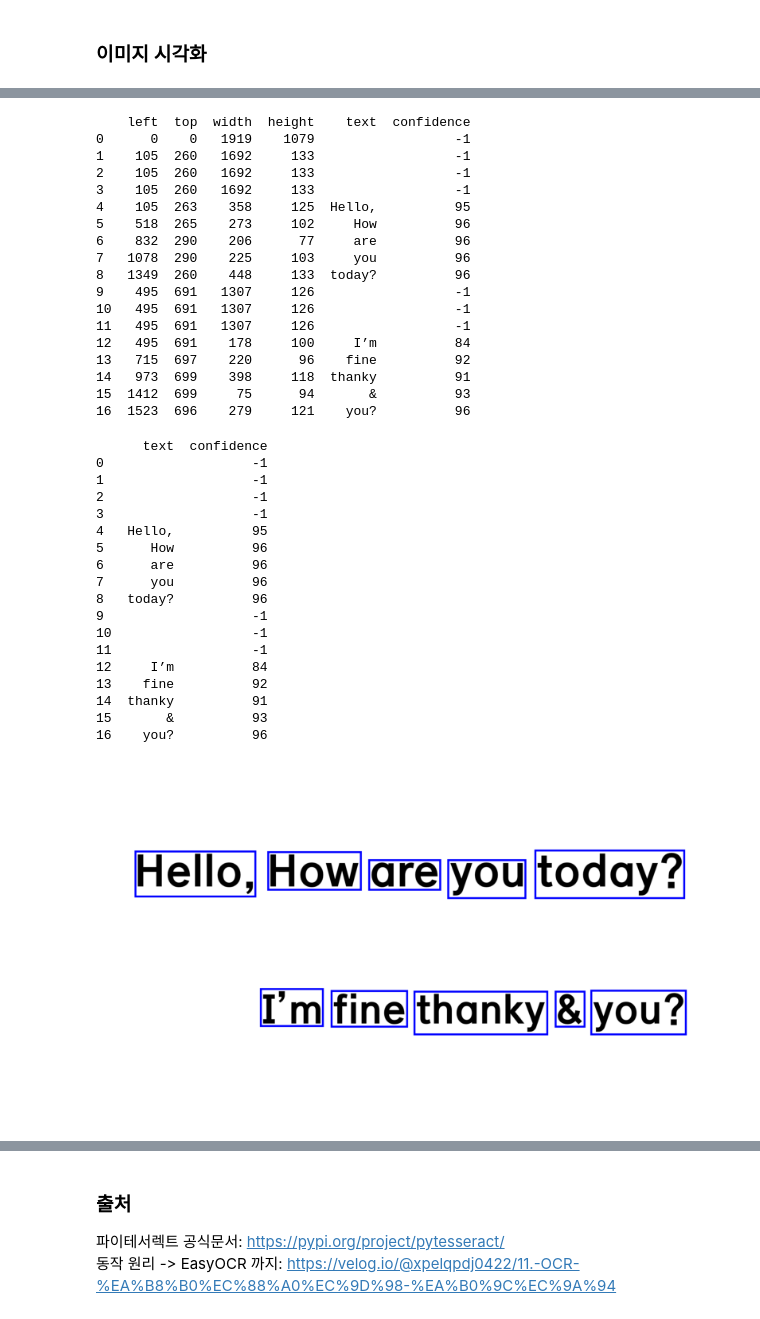
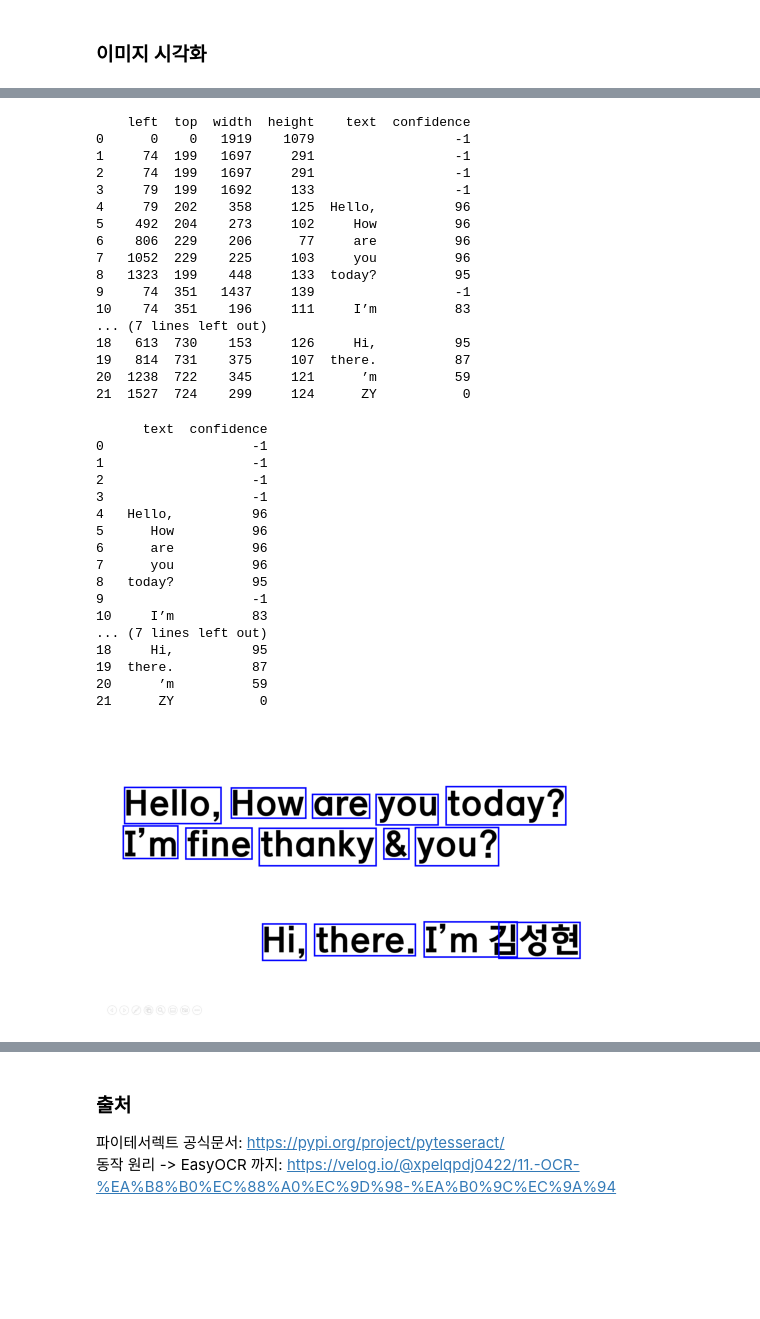
Before and after one commit to naisksh32/2nd_TechSeminar, a Jupyter notebook: Code/01_pytesseract.ipynb, the cells around one changed output, grey strips where cells are left out. Cells and saved outputs as stored; diff of their text form; code cells hidden in the pictures; blank space fills up the shorter version.

```diff
--- a/Code/01_pytesseract.ipynb
+++ b/Code/01_pytesseract.ipynb
@@ -11,7 +11,7 @@ import os
 # %% [markdown]
 ### 텍스트 추출
 # %%
-test1_path = r'D:\ITStudy\10_WooriFISA\2nd_Tech_Seminar\Data\Tesseract_set\test_1.png'
+test1_path = r'C:\ITStudy\100_SelfProject\2nd_TechSeminar\Data\Tesseract_set\test_1.png'
 test2_path = r'D:\ITStudy\10_WooriFISA\2nd_Tech_Seminar\Data\Tesseract_set\test_2.png'
 test3_path = r'D:\ITStudy\10_WooriFISA\2nd_Tech_Seminar\Data\Tesseract_set\test_3.png'
 image = Image.open(test1_path)
@@ -76,22 +77,21 @@ print(df)
 # %% [output]
     left  top  width  height    text  confidence
 0      0    0   1919    1079                  -1
-1    105  260   1692     133                  -1
-2    105  260   1692     133                  -1
-3    105  260   1692     133                  -1
-4    105  263    358     125  Hello,          95
-5    518  265    273     102     How          96
-6    832  290    206      77     are          96
-7   1078  290    225     103     you          96
-8   1349  260    448     133  today?          96
-9    495  691   1307     126                  -1
-10   495  691   1307     126                  -1
-11   495  691   1307     126                  -1
-12   495  691    178     100     I’m          84
-13   715  697    220      96    fine          92
-14   973  699    398     118  thanky          91
-15  1412  699     75      94       &          93
-16  1523  696    279     121    you?          96
+1     74  199   1697     291                  -1
+2     74  199   1697     291                  -1
+3     79  199   1692     133                  -1
+4     79  202    358     125  Hello,          96
+5    492  204    273     102     How          96
+6    806  229    206      77     are          96
+7   1052  229    225     103     you          96
+8   1323  199    448     133  today?          95
+9     74  351   1437     139                  -1
+10    74  351    196     111     I’m          83
+... (7 lines left out)
+18   613  730    153     126     Hi,          95
+19   814  731    375     107  there.          87
+20  1238  722    345     121      ’m          59
+21  1527  724    299     124      ZY           0
 # %%
 print(df[['text', 'confidence']])
 # %% [output]
@@ -100,19 +100,18 @@ print(df[['text', 'confidence']])
 1                   -1
 2                   -1
 3                   -1
-4   Hello,          95
+4   Hello,          96
 5      How          96
 6      are          96
 7      you          96
-8   today?          96
+8   today?          95
 9                   -1
-10                  -1
-11                  -1
-12     I’m          84
-13    fine          92
-14  thanky          91
-15       &          93
-16    you?          96
+10     I’m          83
+... (7 lines left out)
+18     Hi,          95
+19  there.          87
+20      ’m          59
+21      ZY           0
 # %%
 try:
     font = ImageFont.truetype("malgun.ttf", 15)
@@ -121,35 +120,35 @@ except IOError:
 # %%
 total_image = image.copy()
 draw = ImageDraw.Draw(total_image)
 margin = 10
 output_filename = 'test_1 full box.png'
 # 인식된 텍스트와 바운딩 박스를 이미지에 그리기
 for bbox in box_list:
     if bbox['text'] == '':
         continue
 
     top_left = tuple((bbox['left']- margin, bbox['top']- margin))
     bottom_right = tuple((bbox['left']+bbox['width']+ margin, bbox['top']+bbox['height']+ margin))
 
     # 바운딩 박스 그리기
     draw.rectangle((top_left, bottom_right), outline="blue", width=6)
 
     # # 텍스트 그리기 (박스 위에 위치)
     # text_position = (top_left[0], top_left[1] - 20)
     # draw.text(text_position, text, font=font, fill="black")
 
 # 결과 이미지 출력
-plt.figure(figsize=(10, 6))
+# plt.figure(figsize=(10, 6))
 plt.imshow(total_image)
 plt.axis('off')  # 축 눈금 숨기기
 plt.savefig(
     output_filename,
     dpi=300,  # 해상도(Dots Per Inch) 설정
-    bbox_inches='tight' # 그래프 주변의 불필요한 여백을 최소화
+    # bbox_inches='tight' # 그래프 주변의 불필요한 여백을 최소화
 )
 plt.show()
 # %% [output]
-[figure, old version]
+[figure, new version]
 # %%
 output_folder = "pytesseract_output"
 if not os.path.exists(output_folder):
```
Also changed, not shown: parts of 4 cells of this notebook, 36 other files.
